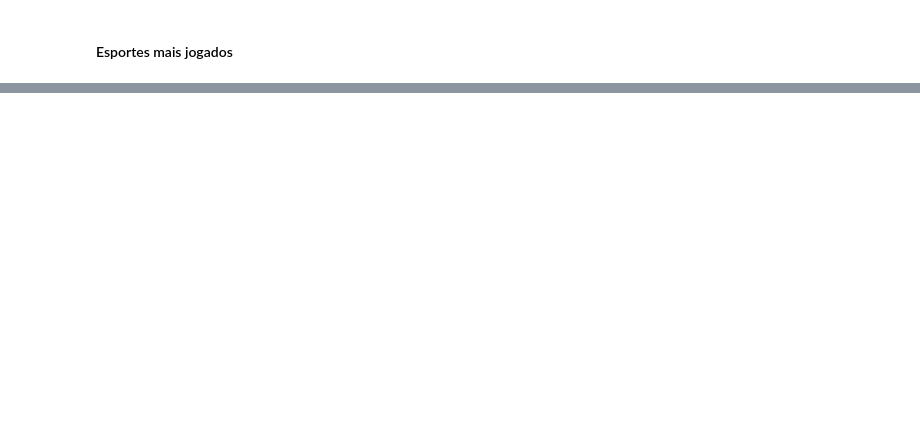
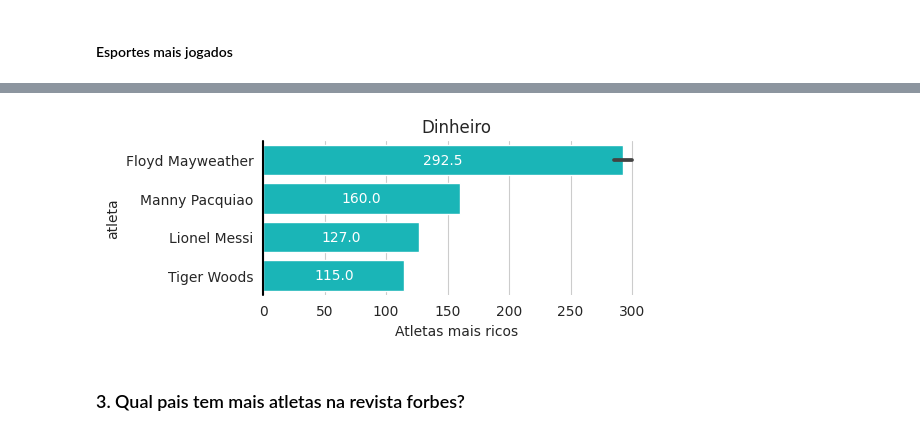
Before and after one commit to stefaneadna/atlantico-bootcamp-cd, a Jupyter notebook: notebooks/atividade-05/analise-exploratoria-de-dados.ipynb, the cells around one changed output, grey strips where cells are left out. Cells and saved outputs as stored; diff of their text form; code cells hidden in the pictures; blank space fills up the shorter version.

```diff
--- a/notebooks/atividade-05/analise-exploratoria-de-dados.ipynb
+++ b/notebooks/atividade-05/analise-exploratoria-de-dados.ipynb
@@ -83,0 +159,3 @@ plt.show()
+# %%
+data = df.nlargest(5, "earnings ($ million)")
+data
@@ -83,0 +169,20 @@ plt.show()
+# %%
+sns.set_style("whitegrid")
+plt.figure(figsize=(5, 2))
+ax = sns.barplot(data=data, x='earnings ($ million)', y='Name', color='darkturquoise')
+ax.bar_label(
+    ax.containers[0],
+    fmt='%.1f',
+    label_type='center',
+    color='white'
+)
+plt.xlabel('Atletas mais ricos')
+plt.ylabel('atleta')
+plt.title('Dinheiro')
+ax.set(frame_on=False)
+ax.axvline(0, color="k", clip_on=False)
+plt.show()
+# %% [output]
+[figure, added]
+# %% [markdown]
+### 3. Qual pais tem mais atletas na revista forbes?
```
Also changed, not shown: parts of 33 cells of this notebook.
